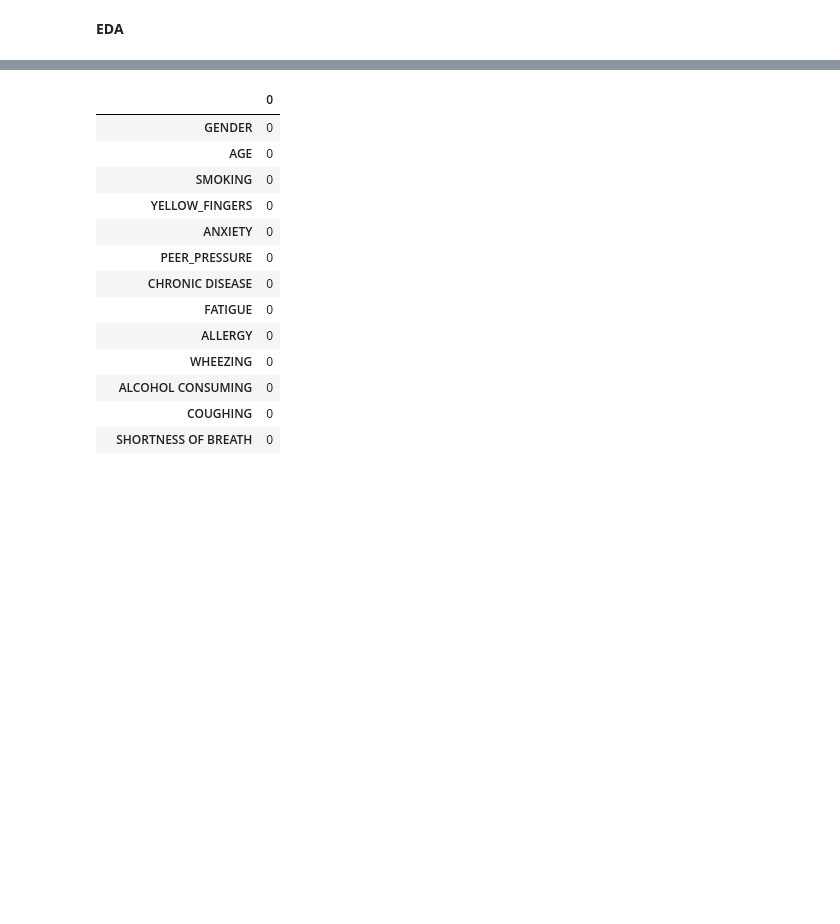
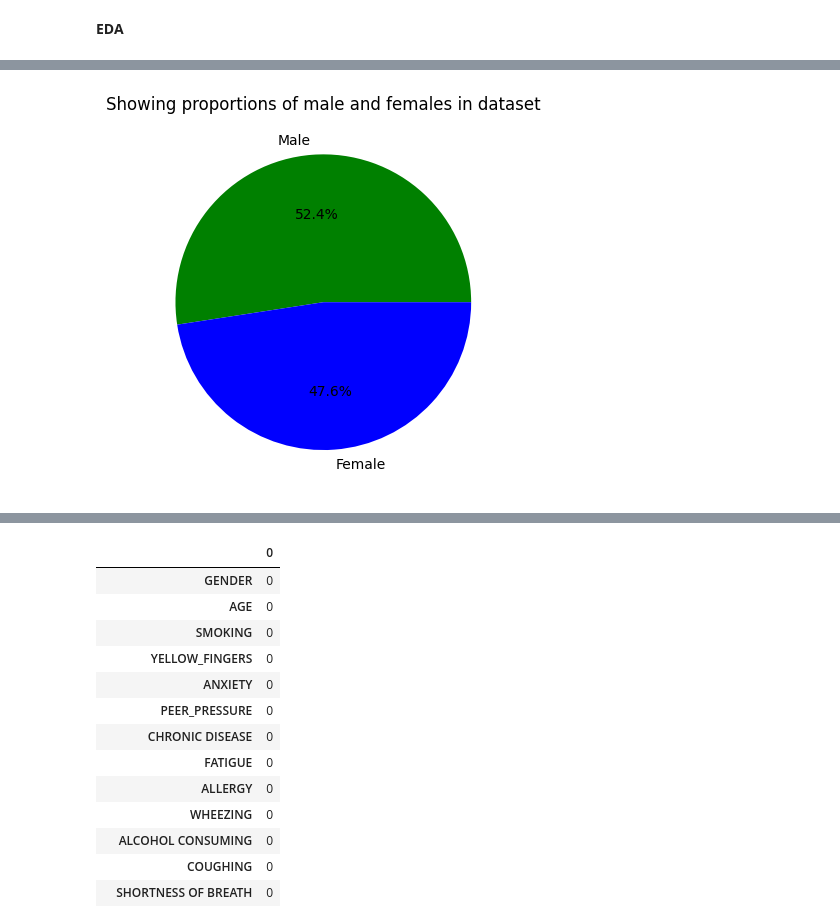
Before and after one commit to Siddique-ur-Rehman/SVM_projects, a Jupyter notebook: lungcancer_prediction/SVM.ipynb, the cells around one changed output, grey strips where cells are left out. Cells and saved outputs as stored; diff of their text form; code cells hidden in the pictures; blank space fills up the shorter version.

```diff
--- a/lungcancer_prediction/SVM.ipynb
+++ b/lungcancer_prediction/SVM.ipynb
@@ -21 +69,7 @@ df.head()
+# %%
+plt.pie(df['GENDER'].value_counts(),labels=['Male',"Female"],radius=1,autopct='%1.1f%%',colors=['green','blue'])
+plt.title('Showing proportions of male and females in dataset')
+plt.show()
+# %% [output]
+[figure, added]
 # %%
```
Also changed, not shown: parts of 28 cells of this notebook.
